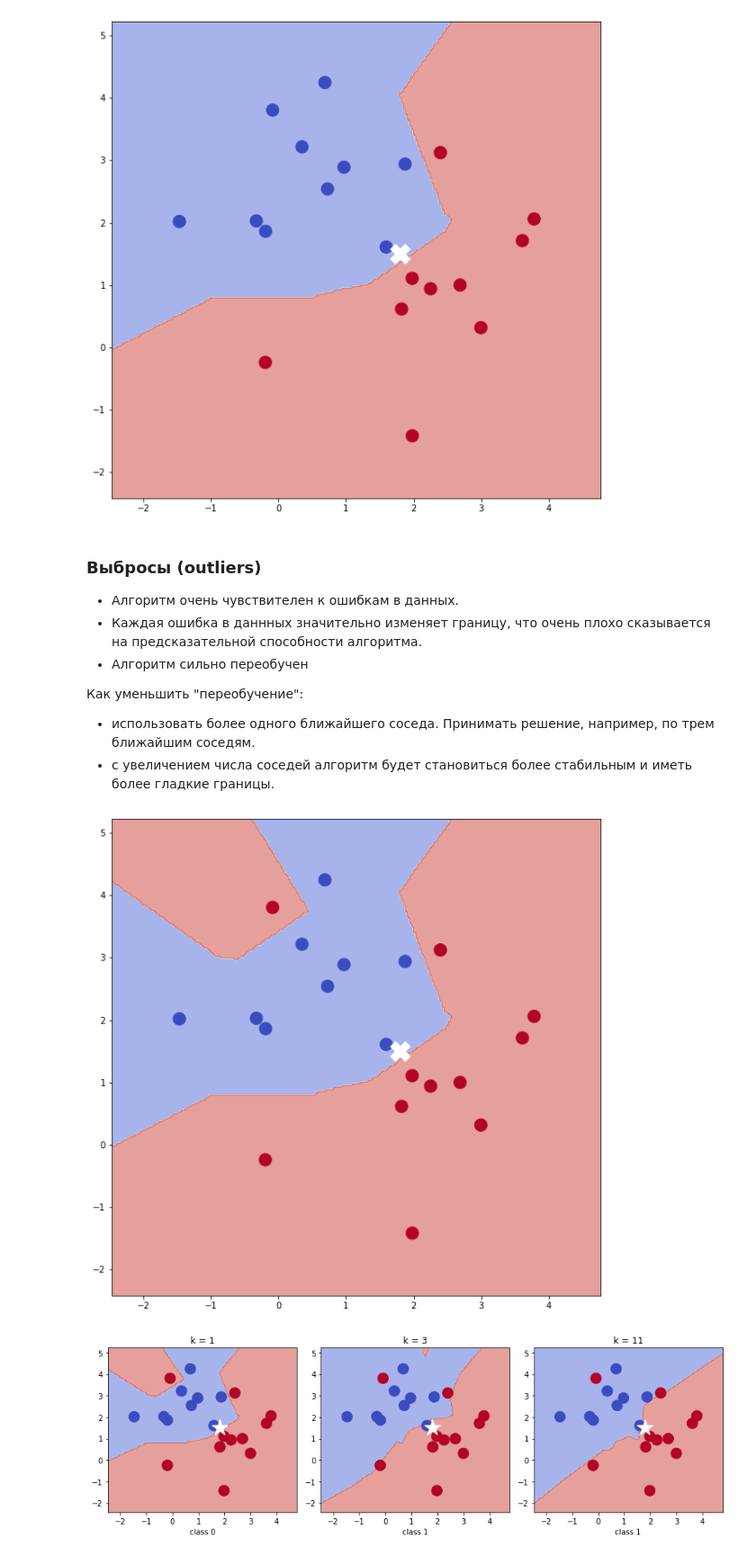
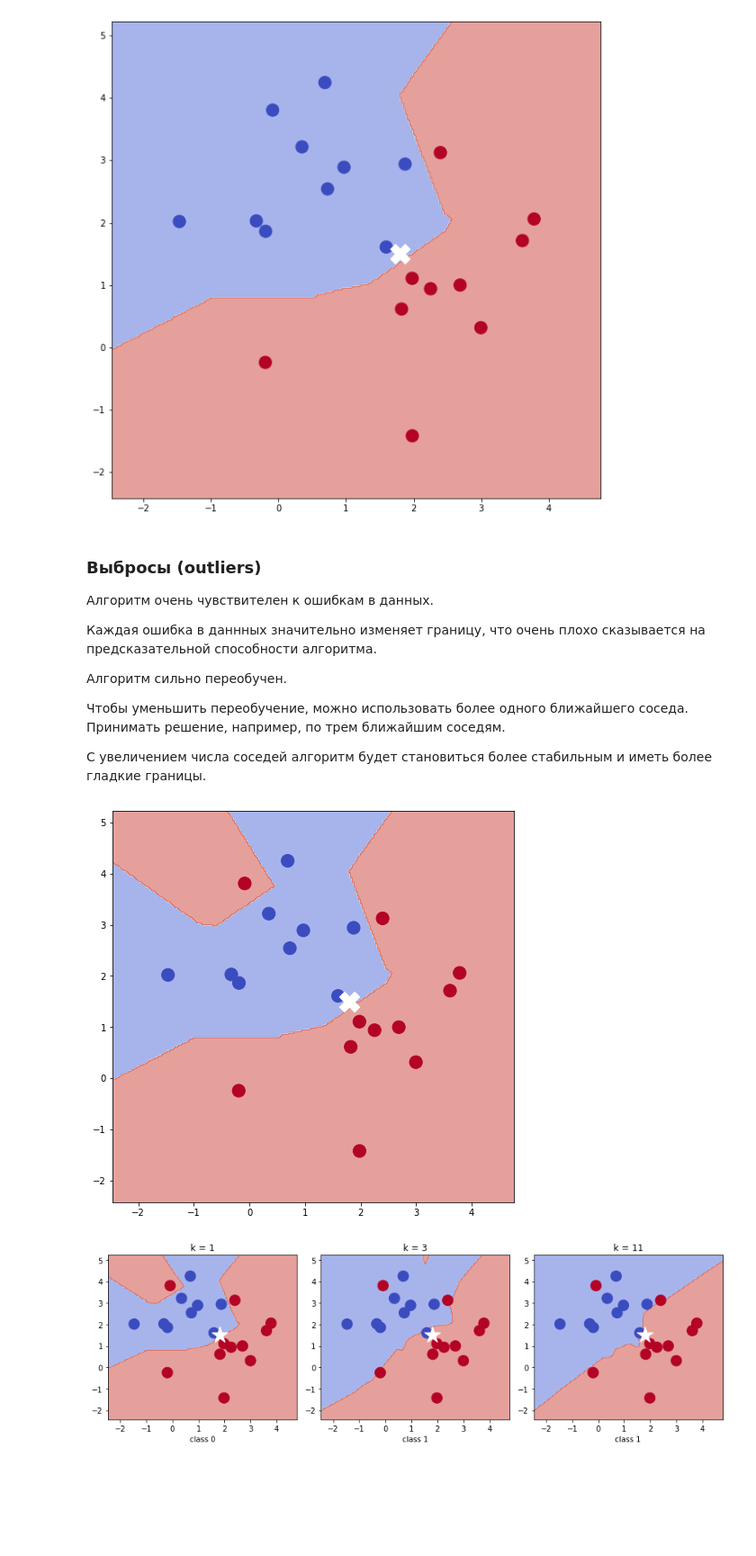
Before and after one commit to julia-komleva/ml_course, a Jupyter notebook: lectures/3_knn/lect_knn.ipynb, the cells around one changed output. Shown at 90% size. Cells and saved outputs as stored; diff of their text form; code cells hidden in the pictures; blank space fills up the shorter version.

```diff
--- a/lectures/3_knn/lect_knn.ipynb
+++ b/lectures/3_knn/lect_knn.ipynb
@@ -106,28 +101,30 @@ plt.scatter(1.8, 1.5, s=500, c='white', marker='X');
 [figure]
 # %% [markdown]
 ### Выбросы (outliers)
-- Алгоритм очень чувствителен к ошибкам в данных.
-- Каждая ошибка в даннных значительно изменяет границу, что очень плохо сказывается на предсказательной способности алгоритма.
-- Алгоритм сильно переобучен
+Алгоритм очень чувствителен к ошибкам в данных.
 
-Как уменьшить "переобучение":
-- использовать более одного ближайшего соседа. Принимать решение, например, по трем ближайшим соседям.
-- с увеличением числа соседей алгоритм будет становиться более стабильным и иметь более гладкие границы.
+Каждая ошибка в даннных значительно изменяет границу, что очень плохо сказывается на предсказательной способности алгоритма.
+
+Алгоритм сильно переобучен.
+
+Чтобы уменьшить переобучение, можно использовать более одного ближайшего соседа. Принимать решение, например, по трем ближайшим соседям.
+
+С увеличением числа соседей алгоритм будет становиться более стабильным и иметь более гладкие границы.
 # %%
 x0, x1 = 1.8, 1.5
 # %%
 y[-8] = 1
 clf.fit(x,y)
 
 Z = clf.predict(np.vstack((xx.ravel(), yy.ravel())).transpose())
 Z = Z.reshape(xx.shape)
 
-plt.figure(figsize=(10,10))
+plt.figure(figsize=(8,8))
 plt.contourf(xx, yy, Z,  cmap=cmap, alpha=.5)
 plt.scatter(x[:,0], x[:,1], s=200, c = y, cmap=cmap)
 plt.scatter(x0, x1, s=500, c='white', marker='X');
 # %% [output]
-[figure, old version]
+[figure, new version]
 # %%
 plt.figure(figsize=(12, 4))
 
```
Also changed, not shown: parts of 86 cells of this notebook.
